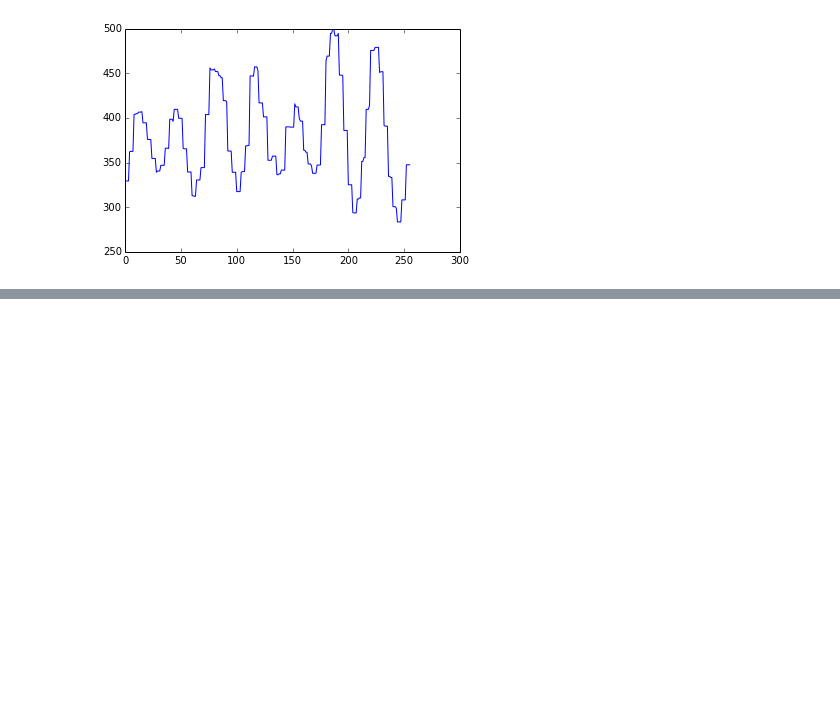
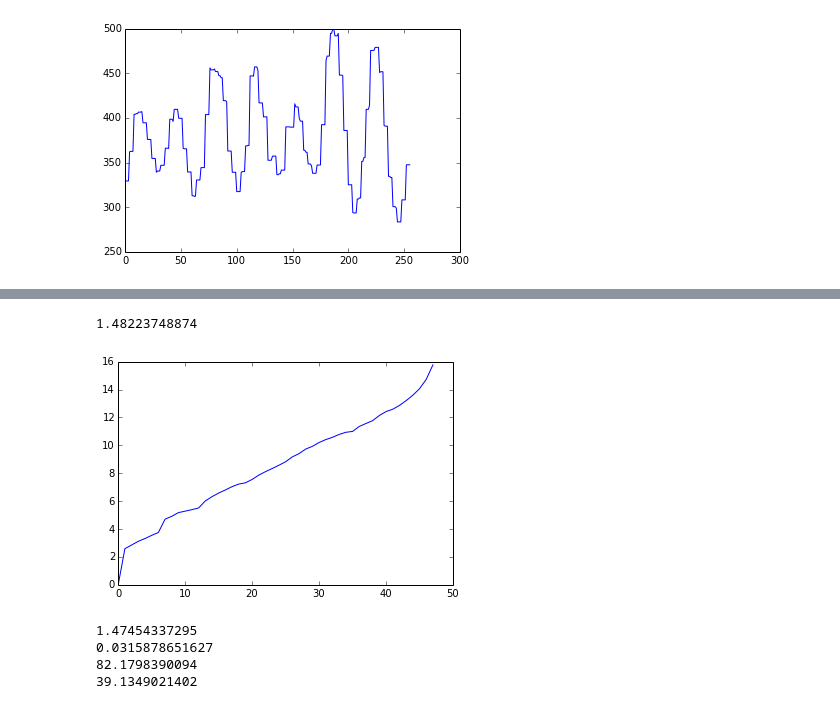
Before and after one commit to rethmecc/Phy411Assignments, a Jupyter notebook: STM.ipynb, the cells around one changed output, grey strips where cells are left out. Drawn from its saved outputs; the diff is of its cells as text; code cells hidden in the pictures; blank space fills up the shorter version.

```diff
--- a/STM.ipynb
+++ b/STM.ipynb
@@ -265,0 +386,20 @@ print mag
+# %%
+atoms=(np.where(peaks3>0)[0],np.where(peaks3>0)[1][:])
+N=len(X)
+c=12
+d=np.zeros(len(X))
+ds=np.zeros((len(X),len(X)))
+
+num=0
+for i in range(N):
+    if X[i]>c and X[i]<pix-2*r-c and Y[i]>c and Y[i]<pix-2*r-c:
+        for j in range(N):
+            d[j]=np.sqrt((X[j]-X[i])**2+(Y[j]-Y[i])**2)
+        ds[num]=np.sort(d)*1
+        num+=1
+
+plt.plot(np.mean(ds,0))
+print np.mean(ds[:num,1:7])*15./64./np.sqrt(3)
+# %% [output]
+1.48223748874
+[figure, added]
@@ -265,0 +677,14 @@ print mag
+# %%
+spacings=np.zeros(40)
+velocities=np.zeros(40)
+for ims in range(40):
+    spacings[ims],velocities[ims]=getSpacing(ims)
+print np.mean(spacings)
+print np.std(spacings)
+print np.mean(abs(velocities))
+print np.std(abs(velocities))
+# %% [output]
+1.47454337295
+0.0315878651627
+82.1798390094
+39.1349021402
```
Also changed, not shown: parts of 15 cells of this notebook, 1 other file.
